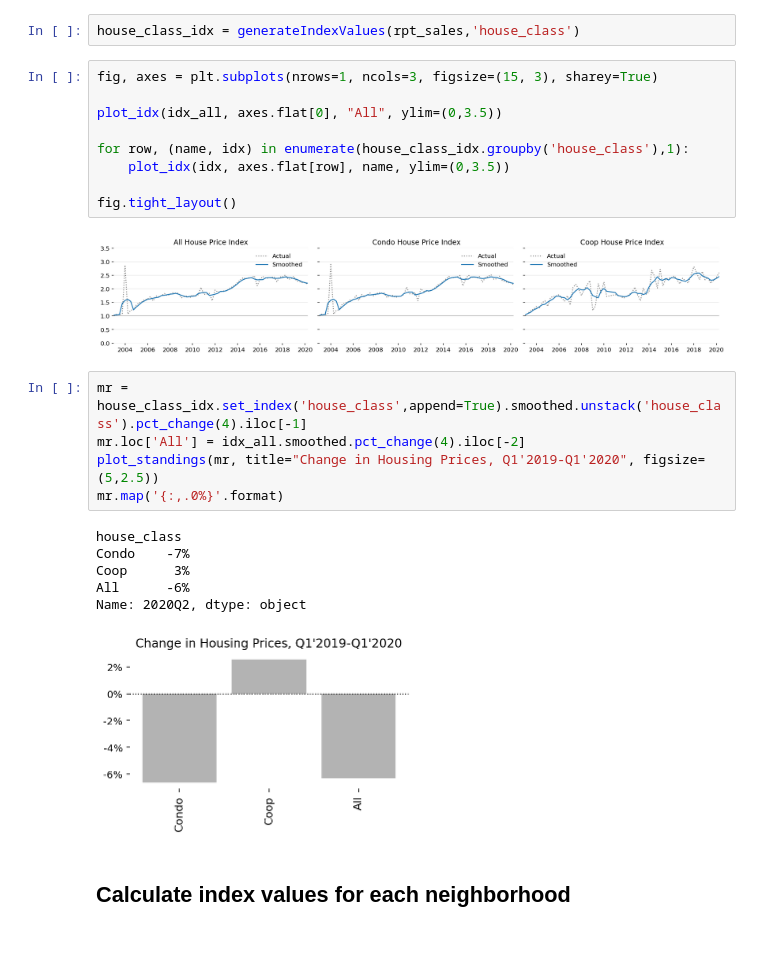
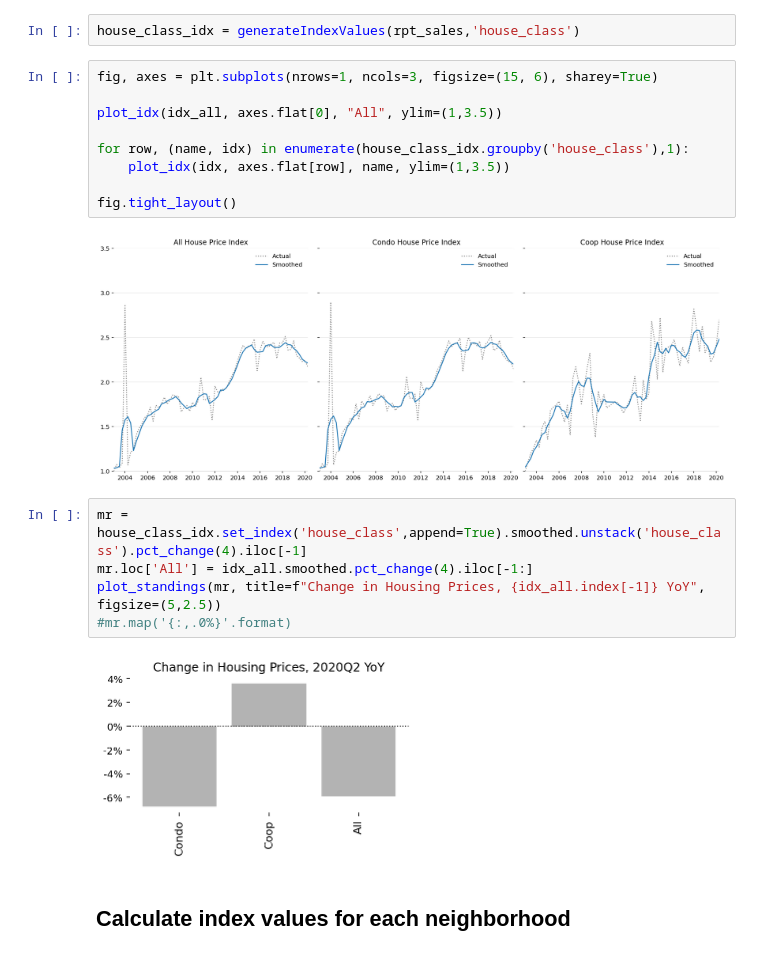
Before and after one commit to ivoytov/manhattan, a Jupyter notebook: NYC_price_index.ipynb, the cells around one changed output. Drawn from its saved outputs; the diff is of its cells as text.

```diff
--- a/NYC_price_index.ipynb
+++ b/NYC_price_index.ipynb
@@ -267,28 +267,23 @@ We use the same methodology to generate separate indexes for Condos and Coops in
 # %%
 house_class_idx = generateIndexValues(rpt_sales,'house_class')
 # %%
-fig, axes = plt.subplots(nrows=1, ncols=3, figsize=(15, 3), sharey=True)
+fig, axes = plt.subplots(nrows=1, ncols=3, figsize=(15, 6), sharey=True)
 
-plot_idx(idx_all, axes.flat[0], "All", ylim=(0,3.5))
+plot_idx(idx_all, axes.flat[0], "All", ylim=(1,3.5))
 
 for row, (name, idx) in enumerate(house_class_idx.groupby('house_class'),1):
-    plot_idx(idx, axes.flat[row], name, ylim=(0,3.5))
+    plot_idx(idx, axes.flat[row], name, ylim=(1,3.5))
 
 fig.tight_layout()
 # %% [output]
-[figure, old version]
+[figure, new version]
 # %%
 mr = house_class_idx.set_index('house_class',append=True).smoothed.unstack('house_class').pct_change(4).iloc[-1]
-mr.loc['All'] = idx_all.smoothed.pct_change(4).iloc[-2]
-plot_standings(mr, title="Change in Housing Prices, Q1'2019-Q1'2020", figsize=(5,2.5))
-mr.map('{:,.0%}'.format)
+mr.loc['All'] = idx_all.smoothed.pct_change(4).iloc[-1:]
+plot_standings(mr, title=f"Change in Housing Prices, {idx_all.index[-1]} YoY", figsize=(5,2.5))
+#mr.map('{:,.0%}'.format)
 # %% [output]
-house_class
-Condo    -7%
-Coop      3%
-All      -6%
-Name: 2020Q2, dtype: object
-[figure, old version]
+[figure, new version]
 # %% [markdown]
 ## Calculate index values for each neighborhood
 # %% [markdown]
```
Also changed, not shown: parts of 5 cells of this notebook.
